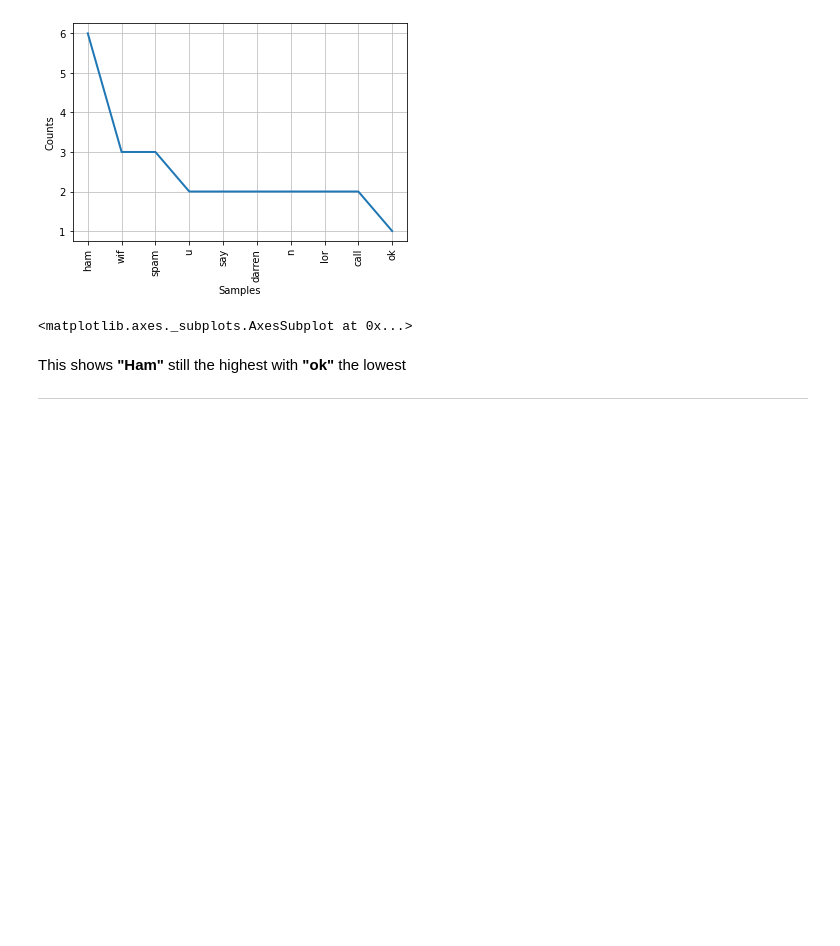
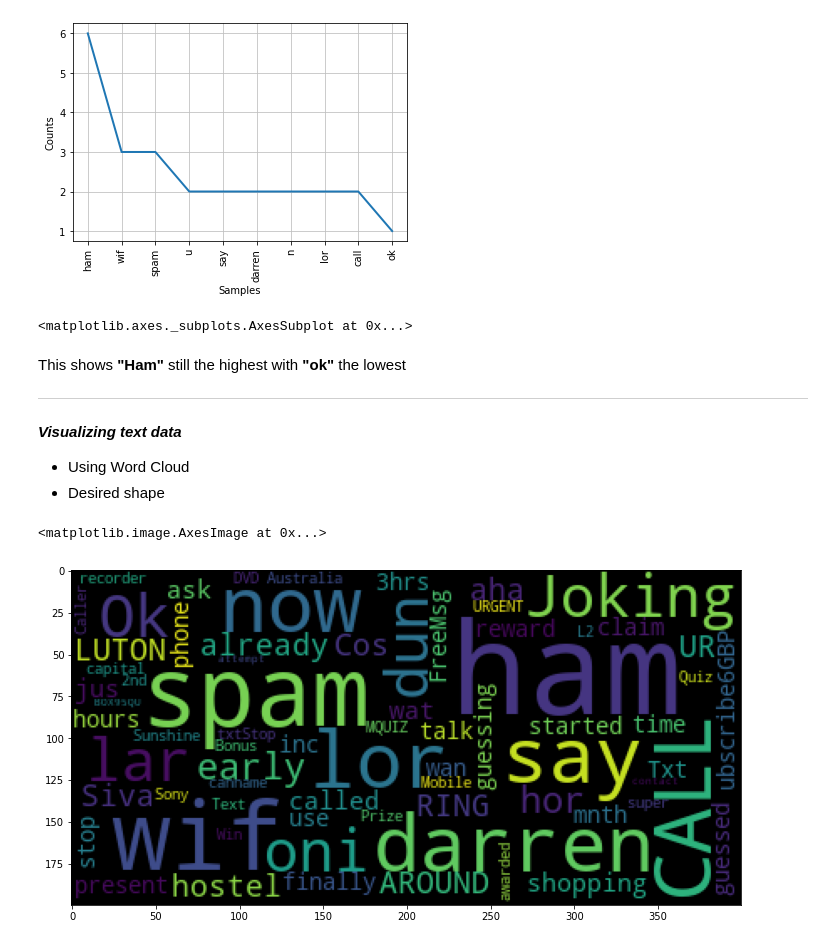
Before and after one commit to MaryAdewunmi/Natural-Language-Processing-NLP-, a Jupyter notebook: Cleaning_Texts_with_NLP.ipynb, the cells around one changed output. Cells and saved outputs as stored; diff of their text form; code cells hidden in the pictures; blank space fills up the shorter version.

```diff
--- a/Cleaning_Texts_with_NLP.ipynb
+++ b/Cleaning_Texts_with_NLP.ipynb
@@ -182,3 +193,8 @@ fdist.plot(10)
 This shows **"Ham"** still the highest with **"ok"** the lowest
 
 ---
+# %% [markdown]
+***Visualizing text data***
+
+*   Using Word Cloud
+*   Desired shape
@@ -184,0 +204,7 @@ This shows **"Ham"** still the highest with **"ok"** the lowest
+# %%
+wordcloud = WordCloud().generate(text)
+plt.figure(figsize = (12,12))
+plt.imshow(wordcloud)
+# %% [output]
+<matplotlib.image.AxesImage at 0x...>
+[figure, added]
```
Also changed, not shown: parts of 7 cells of this notebook.
